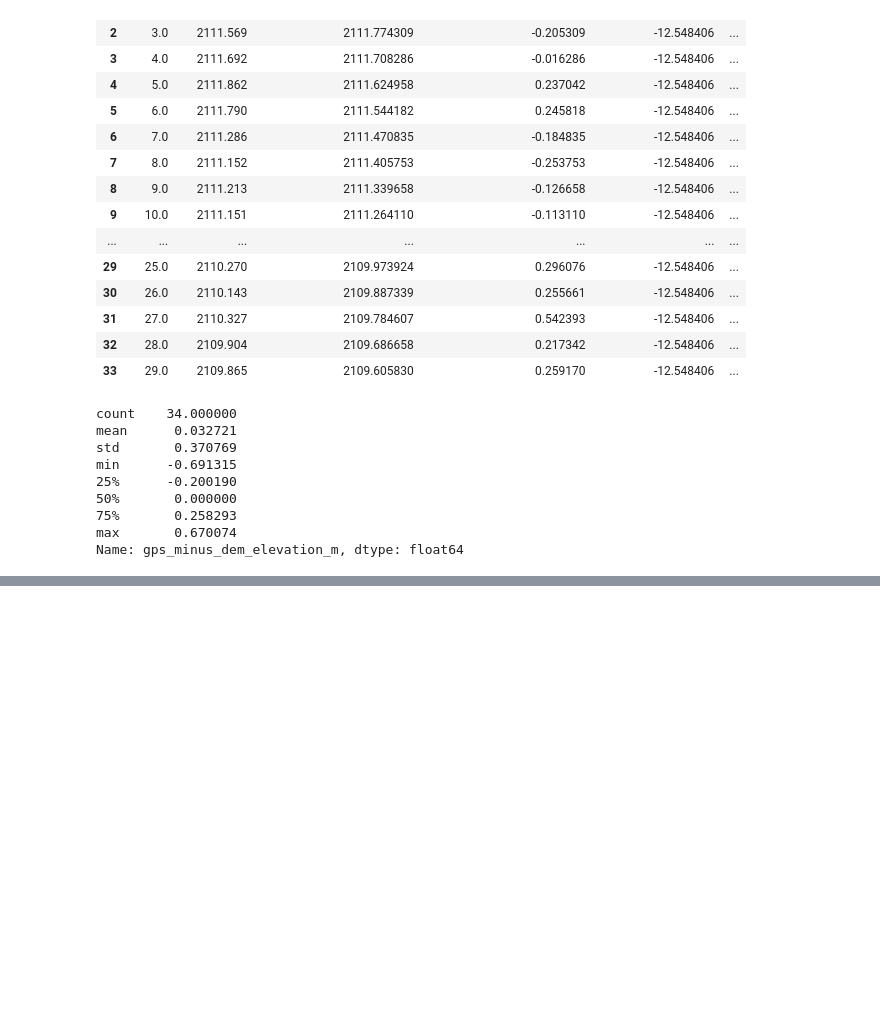
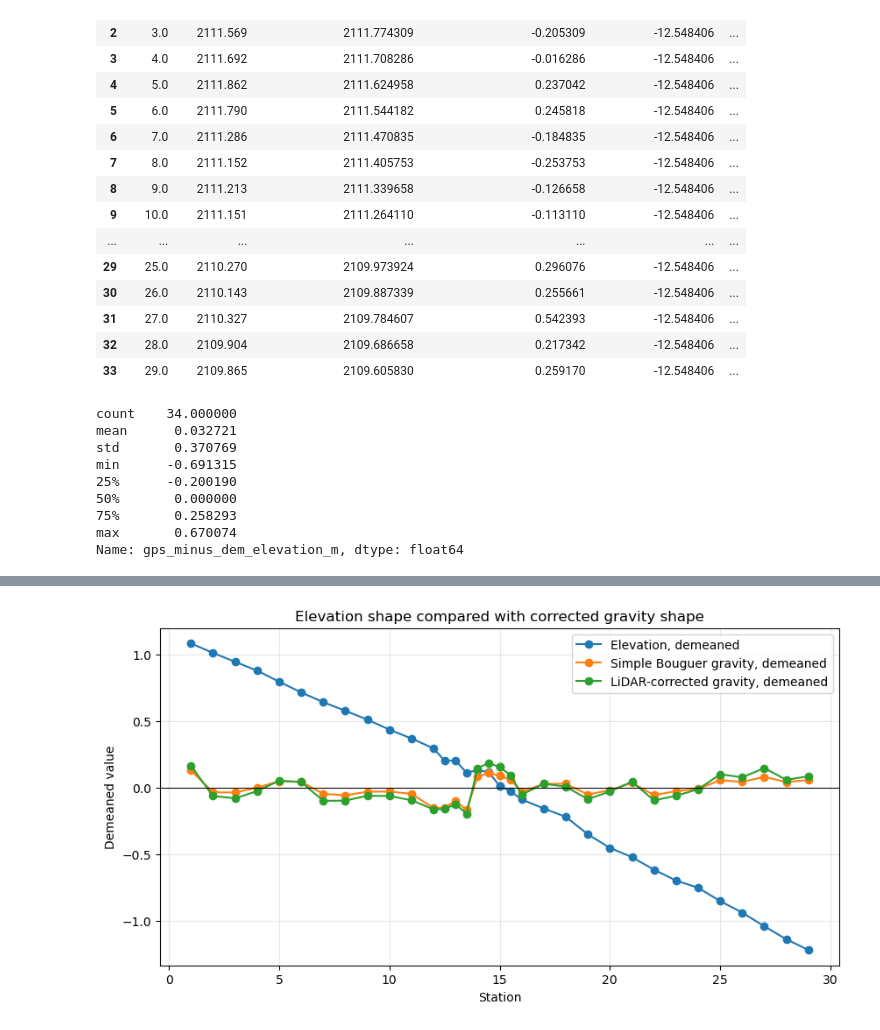
Before and after one commit to tessamurphy16/Geophysical-Characterization-of-the-Historic-Onyx-Mine-in-Steamboat-Springs-CO.-, a Jupyter notebook: notebooks/WORKING ipynb files/Gravity_LiDAR_Terrain_Corrections.ipynb, the cells around one changed output, grey strips where cells are left out. Cells and saved outputs as stored; diff of their text form; code cells hidden in the pictures; blank space fills up the shorter version.

Commit message:
corrected gravity corrections

```diff
--- a/notebooks/WORKING ipynb files/Gravity_LiDAR_Terrain_Corrections.ipynb
+++ b/notebooks/WORKING ipynb files/Gravity_LiDAR_Terrain_Corrections.ipynb
@@ -446,0 +448,4 @@ Saved: /Users/tessamurphy/work/classes/GPGN486/Geophysical-Characterization-of-t
+# %%
+plot_elevation_and_gravity_profiles(out)
+# %% [output]
+[figure, added]
```
Also changed, not shown: parts of 11 cells of this notebook, 2 other files.
